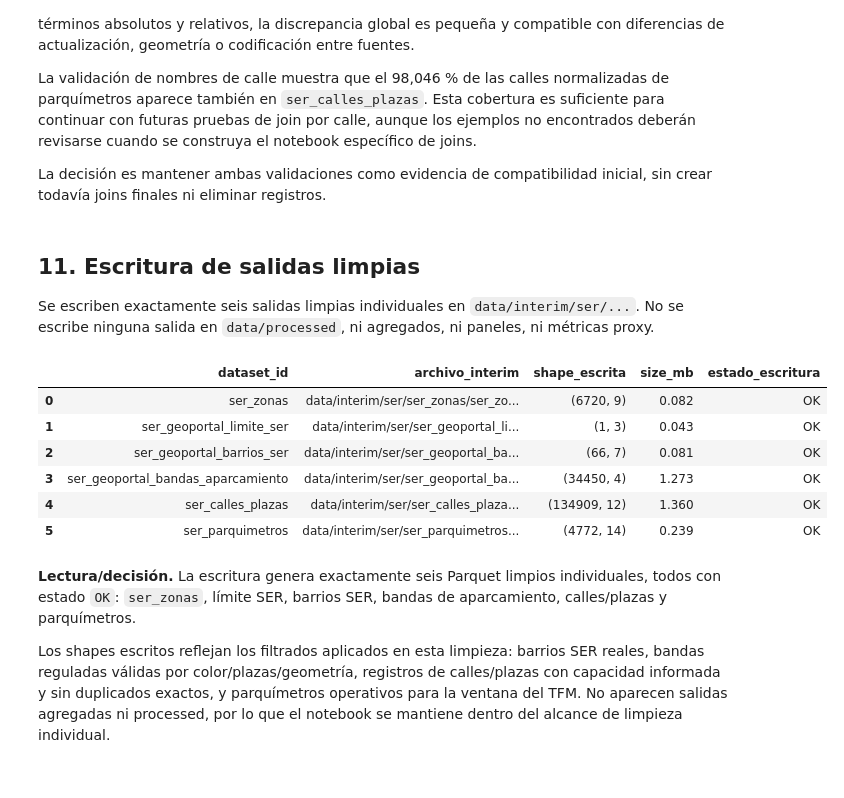
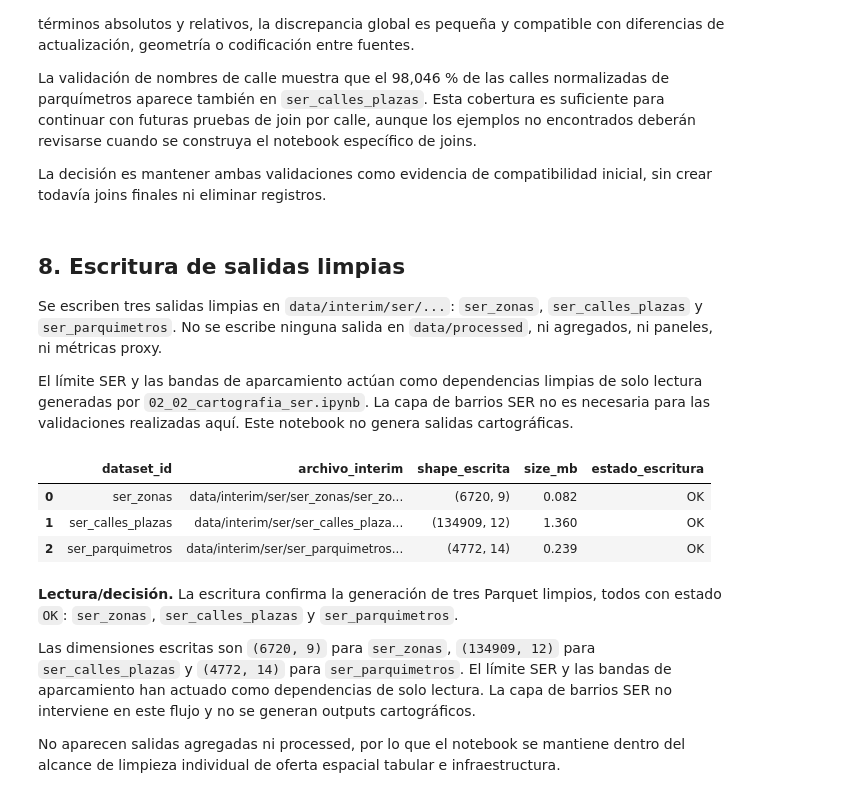
Before and after one commit to hugoramirovilla-boop/TFM_parking_madrid, a Jupyter notebook: notebooks/02_03_ser_oferta_espacial.ipynb, the cells around one changed output. Drawn from its saved outputs; the diff is of its cells as text; code cells hidden in the pictures.

```diff
--- a/notebooks/02_03_ser_oferta_espacial.ipynb
+++ b/notebooks/02_03_ser_oferta_espacial.ipynb
@@ -21,11 +22,8 @@ Se inicializan rutas, dependencias y constantes. La raíz se detecta automática
 from __future__ import annotations
 
 import glob
-import json
 import re
-import tempfile
 import unicodedata
-import zipfile
 from pathlib import Path
 from typing import Any
 
@@ -36,7 +34,7 @@ try:
     import geopandas as gpd
 except ImportError as exc:
     raise ImportError(
-        "Este notebook requiere geopandas para las capas Geoportal. "
+        "Este notebook requiere GeoPandas y Shapely para las validaciones espaciales. "
         "Instalar con conda install -c conda-forge geopandas pyogrio shapely pyarrow rtree"
     ) from exc
 
@@ -44,7 +42,7 @@ try:
     from shapely.geometry import Point
 except ImportError as exc:
     raise ImportError(
-        "Este notebook requiere geopandas para las capas Geoportal. "
+        "Este notebook requiere GeoPandas y Shapely para las validaciones espaciales. "
         "Instalar con conda install -c conda-forge geopandas pyogrio shapely pyarrow rtree"
     ) from exc
 
@@ -54,19 +52,23 @@ pd.set_option("display.max_colwidth", 160)
 
 TARGET_DATASET_IDS = [
     "ser_zonas",
-    "ser_geoportal_limite_ser",
-    "ser_geoportal_barrios_ser",
-    "ser_geoportal_bandas_aparcamiento",
     "ser_calles_plazas",
     "ser_parquimetros",
+]
+
+CARTOGRAPHY_DEPENDENCY_IDS = [
+    "ser_geoportal_limite_ser",
+    "ser_geoportal_bandas_aparcamiento",
+]
+
+REQUIRED_CATALOG_IDS = [
+    *TARGET_DATASET_IDS,
+    *CARTOGRAPHY_DEPENDENCY_IDS,
 ]
 
 WINDOW_CALLES = {2023, 2024, 2025, 2026}
 SER_WINDOW_START = pd.Timestamp("2023-01-01")
 SER_WINDOW_END = pd.Timestamp("2026-12-31")
-SER_REGULATED_COLORS = ["Azul", "Verde", "Alta Rotación", "Rojo", "Naranja"]
-SER_REGULATED_COLORS_NORM = {"azul", "verde", "alta rotacion", "rojo", "naranja"}
-SER_COLORS_NORM = SER_REGULATED_COLORS_NORM | {"gris"}
 
 
 def find_repo_root(start: Path | None = None) -> Path:
@@ -1595,64 +1319,56 @@ La validación de nombres de calle muestra que el 98,046 % de las calles normali
 
 La decisión es mantener ambas validaciones como evidencia de compatibilidad inicial, sin crear todavía joins finales ni eliminar registros.
 # %% [markdown]
-## 11. Escritura de salidas limpias
+## 8. Escritura de salidas limpias
 
-Se escriben exactamente seis salidas limpias individuales en `data/interim/ser/...`. No se escribe ninguna salida en `data/processed`, ni agregados, ni paneles, ni métricas proxy.
+Se escriben tres salidas limpias en `data/interim/ser/...`: `ser_zonas`, `ser_calles_plazas` y `ser_parquimetros`. No se escribe ninguna salida en `data/processed`, ni agregados, ni paneles, ni métricas proxy.
+
+El límite SER y las bandas de aparcamiento actúan como dependencias limpias de solo lectura generadas por `02_02_cartografia_ser.ipynb`. La capa de barrios SER no es necesaria para las validaciones realizadas aquí. Este notebook no genera salidas cartográficas.
 # %%
 ensure_parquet_engine()
 
 clean_outputs = {
     "ser_zonas": ser_zonas_clean,
-    "ser_geoportal_limite_ser": ser_geoportal_limite_ser_clean,
-    "ser_geoportal_barrios_ser": ser_geoportal_barrios_ser_clean,
-    "ser_geoportal_bandas_aparcamiento": ser_geoportal_bandas_aparcamiento_clean,
     "ser_calles_plazas": ser_calles_plazas_clean,
     "ser_parquimetros": ser_parquimetros_clean,
 }
 
 expected_output_names = {
     "ser_zonas_clean.parquet",
-    "ser_geoportal_limite_ser_clean.parquet",
-    "ser_geoportal_barrios_ser_clean.parquet",
-    "ser_geoportal_bandas_aparcamiento_clean.parquet",
     "ser_calles_plazas_clean.parquet",
     "ser_parquimetros_clean.parquet",
 }
-actual_output_names = {Path(catalog_ser.loc[catalog_ser["dataset_id"].eq(ds), "archivo_interim"].iloc[0]).name for ds in clean_outputs}
+actual_output_names = {Path(catalog_targets.loc[catalog_targets["dataset_id"].eq(ds), "archivo_interim"].iloc[0]).name for ds in clean_outputs}
 if actual_output_names != expected_output_names:
     raise ValueError(f"Las salidas catalogadas no coinciden exactamente: {actual_output_names}")
 
 write_rows = []
 for dataset_id in TARGET_DATASET_IDS:
     df = clean_outputs[dataset_id]
     if df.empty:
         raise ValueError(f"La salida limpia de {dataset_id} esta vacia; no se escribe.")
-    out_rel = catalog_ser.loc[catalog_ser["dataset_id"].eq(dataset_id), "archivo_interim"].iloc[0]
+    out_rel = catalog_targets.loc[catalog_targets["dataset_id"].eq(dataset_id), "archivo_interim"].iloc[0]
     out_path = ROOT / out_rel
     out_path.parent.mkdir(parents=True, exist_ok=True)
-    if isinstance(df, gpd.GeoDataFrame):
-        df.to_parquet(out_path, index=False)
-    else:
-        df.to_parquet(out_path, index=False)
+    df.to_parquet(out_path, index=False)
     write_rows.append({
         "dataset_id": dataset_id,
         "archivo_interim": relpath(out_path),
         "shape_escrita": df.shape,
         "size_mb": round(out_path.stat().st_size / 1024**2, 3),
         "estado_escritura": "OK",
     })
 
 write_check = pd.DataFrame(write_rows)
 display(write_check)
 # %% [output]
 |  | dataset_id | archivo_interim | shape_escrita | size_mb | estado_escritura |
 | 0 | ser_zonas | data/interim/ser/ser_zonas/ser_zo... | (6720, 9) | 0.082 | OK |
-| 1 | ser_geoportal_limite_ser | data/interim/ser/ser_geoportal_li... | (1, 3) | 0.043 | OK |
-| 2 | ser_geoportal_barrios_ser | data/interim/ser/ser_geoportal_ba... | (66, 7) | 0.081 | OK |
-| 3 | ser_geoportal_bandas_aparcamiento | data/interim/ser/ser_geoportal_ba... | (34450, 4) | 1.273 | OK |
-| 4 | ser_calles_plazas | data/interim/ser/ser_calles_plaza... | (134909, 12) | 1.360 | OK |
-| 5 | ser_parquimetros | data/interim/ser/ser_parquimetros... | (4772, 14) | 0.239 | OK |
+| 1 | ser_calles_plazas | data/interim/ser/ser_calles_plaza... | (134909, 12) | 1.360 | OK |
+| 2 | ser_parquimetros | data/interim/ser/ser_parquimetros... | (4772, 14) | 0.239 | OK |
 # %% [markdown]
-**Lectura/decisión.** La escritura genera exactamente seis Parquet limpios individuales, todos con estado `OK`: `ser_zonas`, límite SER, barrios SER, bandas de aparcamiento, calles/plazas y parquímetros.
+**Lectura/decisión.** La escritura confirma la generación de tres Parquet limpios, todos con estado `OK`: `ser_zonas`, `ser_calles_plazas` y `ser_parquimetros`.
 
-Los shapes escritos reflejan los filtrados aplicados en esta limpieza: barrios SER reales, bandas reguladas válidas por color/plazas/geometría, registros de calles/plazas con capacidad informada y sin duplicados exactos, y parquímetros operativos para la ventana del TFM. No aparecen salidas agregadas ni processed, por lo que el notebook se mantiene dentro del alcance de limpieza individual.
+Las dimensiones escritas son `(6720, 9)` para `ser_zonas`, `(134909, 12)` para `ser_calles_plazas` y `(4772, 14)` para `ser_parquimetros`. El límite SER y las bandas de aparcamiento han actuado como dependencias de solo lectura. La capa de barrios SER no interviene en este flujo y no se generan outputs cartográficos.
+
+No aparecen salidas agregadas ni processed, por lo que el notebook se mantiene dentro del alcance de limpieza individual de oferta espacial tabular e infraestructura.
```
Also changed, not shown: parts of 34 cells of this notebook, 1 other file.
